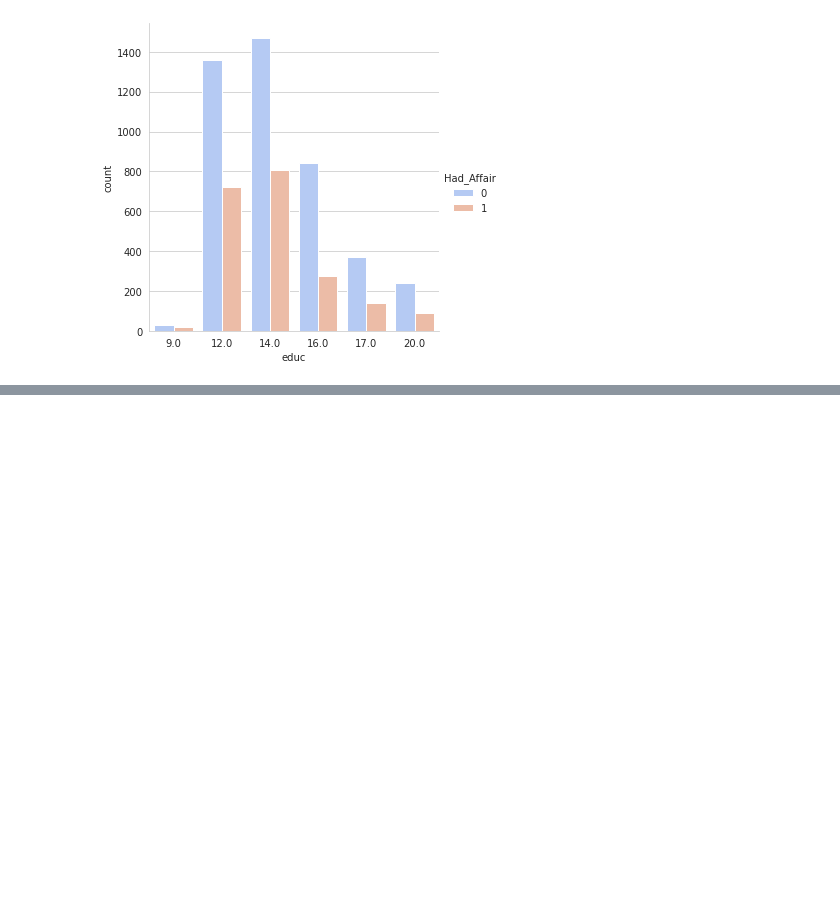
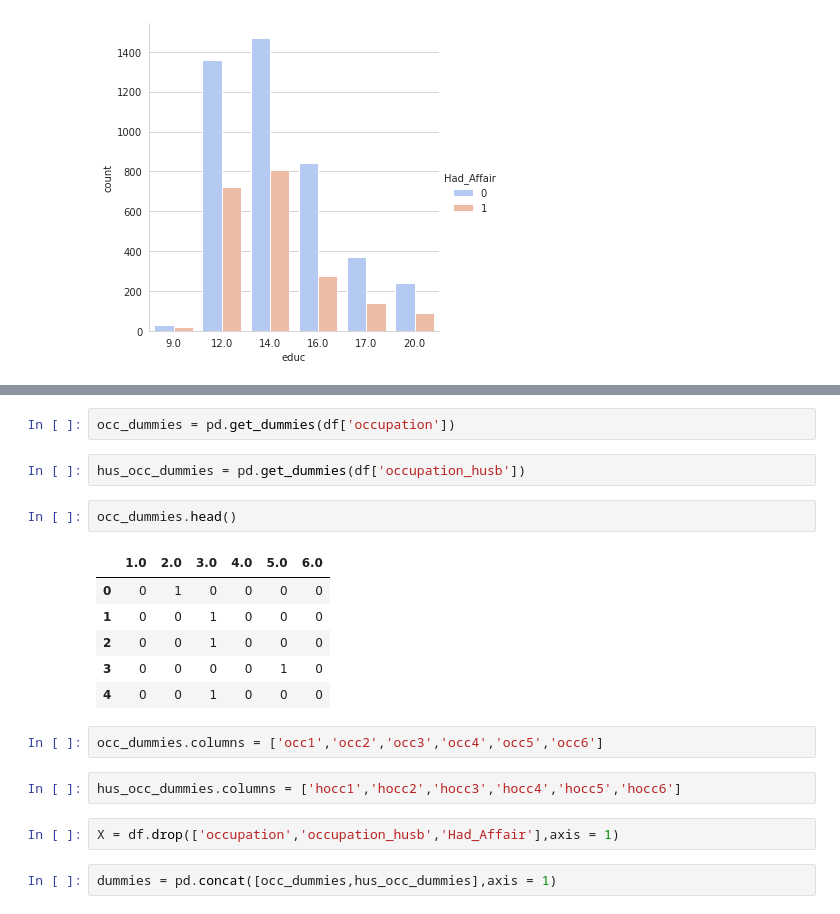
Before and after one commit to Tahan402/DailyPractice, a Jupyter notebook: Surpervised_Learning_Logistic_Learning.ipynb, the cells around one changed output, grey strips where cells are left out. Cells and saved outputs as stored; diff of their text form; blank space fills up the shorter version.

```diff
--- a/Surpervised_Learning_Logistic_Learning.ipynb
+++ b/Surpervised_Learning_Logistic_Learning.ipynb
@@ -88,0 +94,21 @@ sns.catplot(x='educ',data=df,hue='Had_Affair',palette='coolwarm',kind = 'count')
+# %%
+occ_dummies = pd.get_dummies(df['occupation'])
+# %%
+hus_occ_dummies = pd.get_dummies(df['occupation_husb'])
+# %%
+occ_dummies.head()
+# %% [output]
+|  | 1.0 | 2.0 | 3.0 | 4.0 | 5.0 | 6.0 |
+| 0 | 0 | 1 | 0 | 0 | 0 | 0 |
+| 1 | 0 | 0 | 1 | 0 | 0 | 0 |
+| 2 | 0 | 0 | 1 | 0 | 0 | 0 |
+| 3 | 0 | 0 | 0 | 0 | 1 | 0 |
+| 4 | 0 | 0 | 1 | 0 | 0 | 0 |
+# %%
+occ_dummies.columns = ['occ1','occ2','occ3','occ4','occ5','occ6']
+# %%
+hus_occ_dummies.columns = ['hocc1','hocc2','hocc3','hocc4','hocc5','hocc6']
+# %%
+X = df.drop(['occupation','occupation_husb','Had_Affair'],axis = 1)
+# %%
+dummies = pd.concat([occ_dummies,hus_occ_dummies],axis = 1)
```
Also changed, not shown: parts of 6 cells of this notebook.
